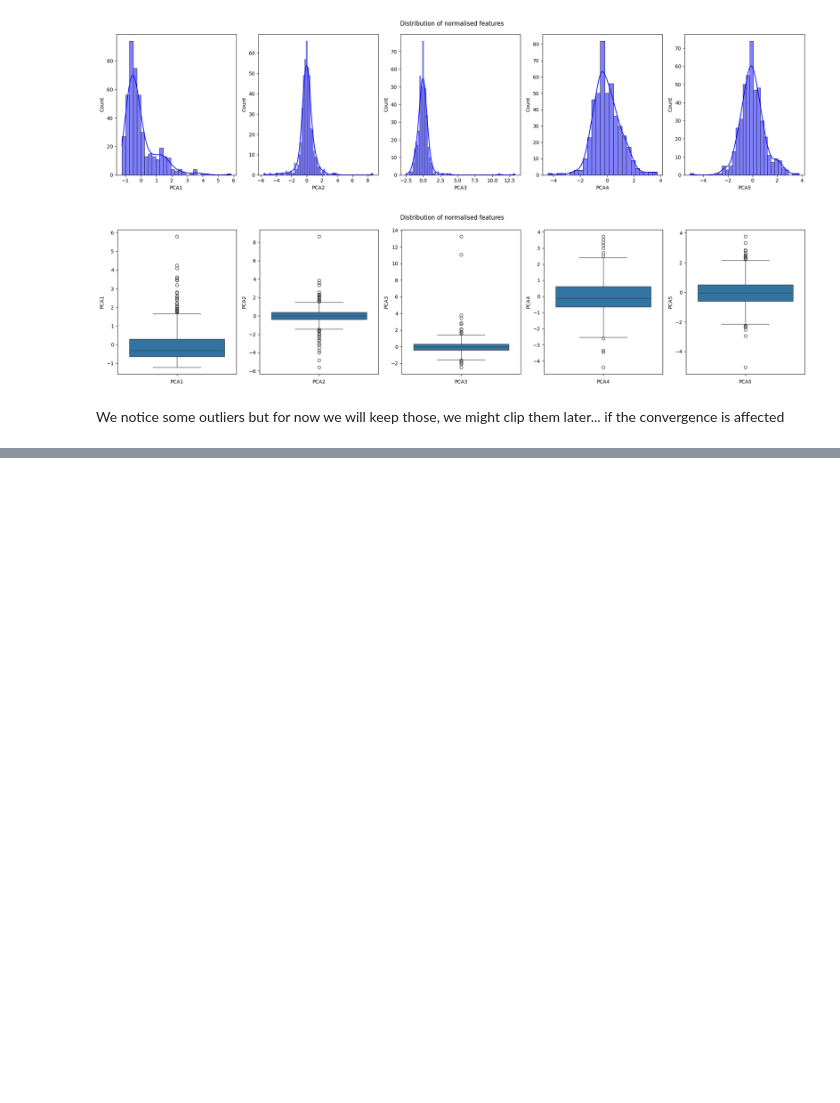
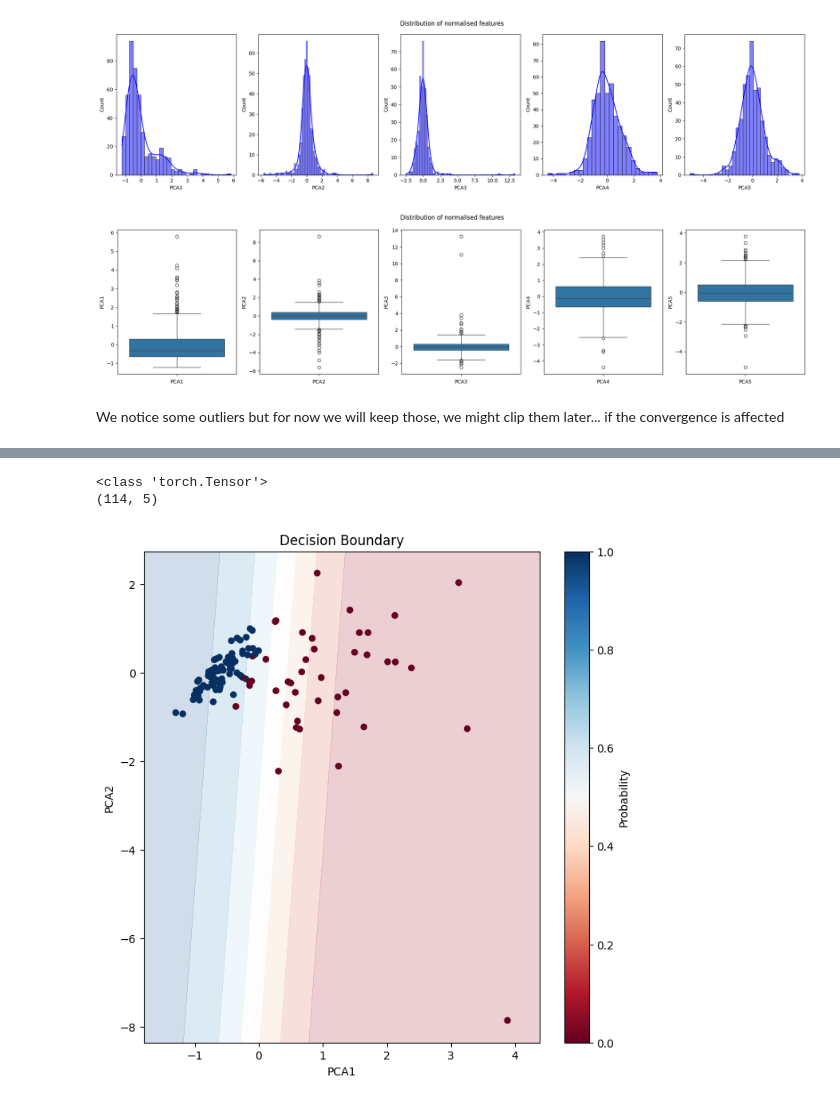
Before and after one commit to ignasiialemany/website_posts, a Jupyter notebook: LogisticRegression.ipynb, the cells around one changed output, grey strips where cells are left out. Saved outputs shown, nothing was run; the diff lists cells and outputs as text; code cells hidden in the pictures; blank space fills up the shorter version.

Commit message:
Added simple logistic regression showing decision boundary

```diff
--- a/LogisticRegression.ipynb
+++ b/LogisticRegression.ipynb
@@ -242,0 +307,35 @@ def train_model(model, X_train, y_train, X_test, y_test, epochs=100, lr=0.01):
+# %%
+print(type(X_test))
+X_test_numpy = X_test.numpy()
+print(X_test_numpy.shape)
+xmin, xmax = X_test_numpy[:,0].min(), X_test_numpy[:,0].max()
+ymin, ymax = X_test_numpy[:,1].min(), X_test_numpy[:,1].max()
+xx, yy = np.meshgrid(np.arange(x_min, x_max, 0.02),
+                    np.arange(y_min, y_max, 0.02))
+grid = np.zeros((xx.ravel().shape[0], X_test_numpy.shape[1]))
+grid[:, 0] = xx.ravel()
+grid[:, 1] = yy.ravel()
+
+# Set other features to their mean values
+for i in range(X_test_numpy.shape[1]):
+    if i != 0 and i != 1:
+        grid[:, i] = X_test_numpy[:, i].mean()
+
+# Get predictions
+grid_tensor = torch.tensor(grid, dtype=torch.float32)
+with torch.no_grad():
+    Z = model(grid_tensor)
+
+Z = Z.numpy().reshape(xx.shape)
+plt.figure(figsize=(8, 8))
+plt.contourf(xx, yy, Z, alpha=0.2, cmap='RdBu')
+plt.scatter(X_test_numpy[:,0],X_test_numpy[:,1],c=y_test,cmap='RdBu',linewidth=0.1)
+plt.colorbar(label='Probability')
+plt.xlabel("PCA1")
+plt.ylabel("PCA2")
+plt.title('Decision Boundary')
+plt.show()
+# %% [output]
+<class 'torch.Tensor'>
+(114, 5)
+[figure, added]
```
Also changed, not shown: parts of 4 cells of this notebook.
